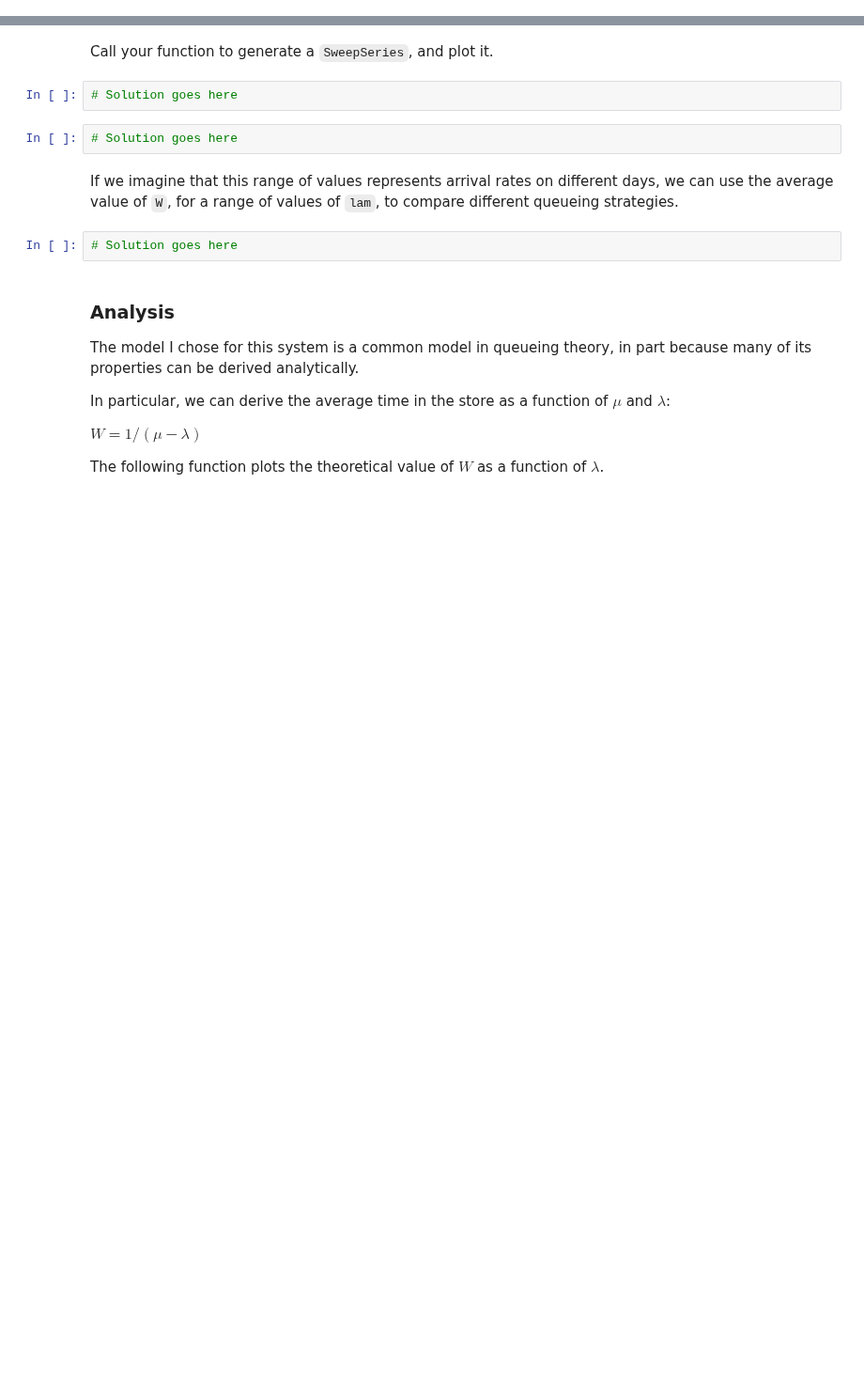
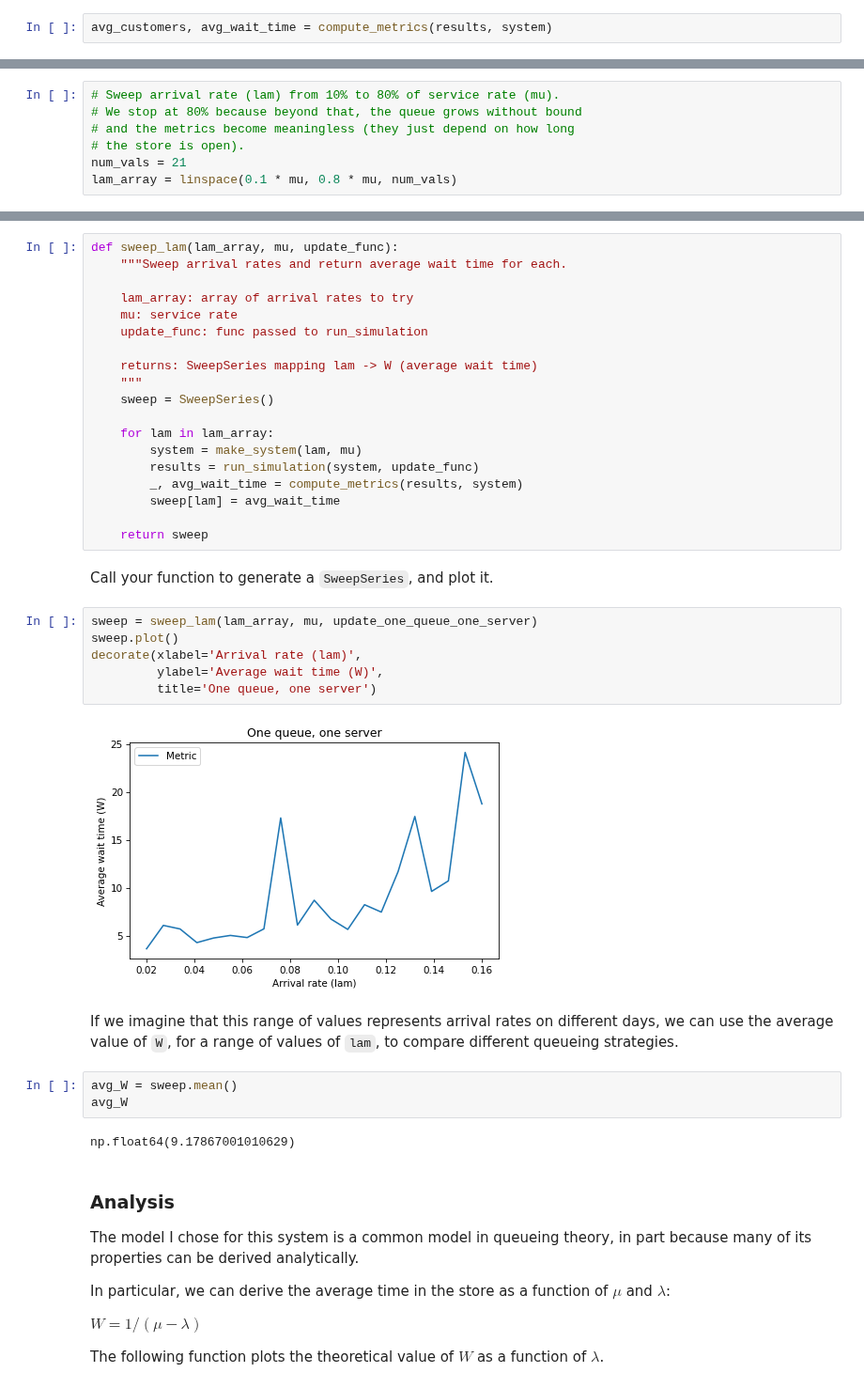
Before and after one commit to nwilliams770/academia, a Jupyter notebook: modeling_and_simulation/examples/queue.ipynb, the cells around one changed output, grey strips where cells are left out. Shown at 94% size. Cells and saved outputs as stored; diff of their text form; blank space fills up the shorter version.

```diff
--- a/modeling_and_simulation/examples/queue.ipynb
+++ b/modeling_and_simulation/examples/queue.ipynb
@@ -98,3 +110,5 @@ Call `compute_metrics` with the results from your simulation.
+# %%
+avg_customers, avg_wait_time = compute_metrics(results, system)
 # %% [markdown]
 ### Parameter sweep
 
@@ -106,3 +118,10 @@ Create an array of values for `lam`.
+# %%
+# Sweep arrival rate (lam) from 10% to 80% of service rate (mu).
+# We stop at 80% because beyond that, the queue grows without bound
+# and the metrics become meaningless (they just depend on how long
+# the store is open).
+num_vals = 21
+lam_array = linspace(0.1 * mu, 0.8 * mu, num_vals)
 # %% [markdown]
 Write a function that takes an array of values for `lam`, a single value for `mu`, and an update function.
 
@@ -114,13 +131,39 @@ It should return the `SweepSeries`.
+# %%
+def sweep_lam(lam_array, mu, update_func):
+    """Sweep arrival rates and return average wait time for each.
+
+    lam_array: array of arrival rates to try
+    mu: service rate
+    update_func: func passed to run_simulation
+
+    returns: SweepSeries mapping lam -> W (average wait time)
+    """
+    sweep = SweepSeries()
+
+    for lam in lam_array:
+        system = make_system(lam, mu)
+        results = run_simulation(system, update_func)
+        _, avg_wait_time = compute_metrics(results, system)
+        sweep[lam] = avg_wait_time
+
+    return sweep
 # %% [markdown]
 Call your function to generate a `SweepSeries`, and plot it.
-# %%
-# Solution goes here
-# %%
-# Solution goes here
+# %%
+sweep = sweep_lam(lam_array, mu, update_one_queue_one_server)
+sweep.plot()
+decorate(xlabel='Arrival rate (lam)',
+         ylabel='Average wait time (W)',
+         title='One queue, one server')
+# %% [output]
+[figure, added]
 # %% [markdown]
 If we imagine that this range of values represents arrival rates on different days, we can use the average value of `W`, for a range of values of `lam`, to compare different queueing strategies.
-# %%
-# Solution goes here
+# %%
+avg_W = sweep.mean()
+avg_W
+# %% [output]
+np.float64(9.17867001010629)
 # %% [markdown]
 ### Analysis
 
```
Also changed, not shown: parts of 36 cells of this notebook, 5 other files.
